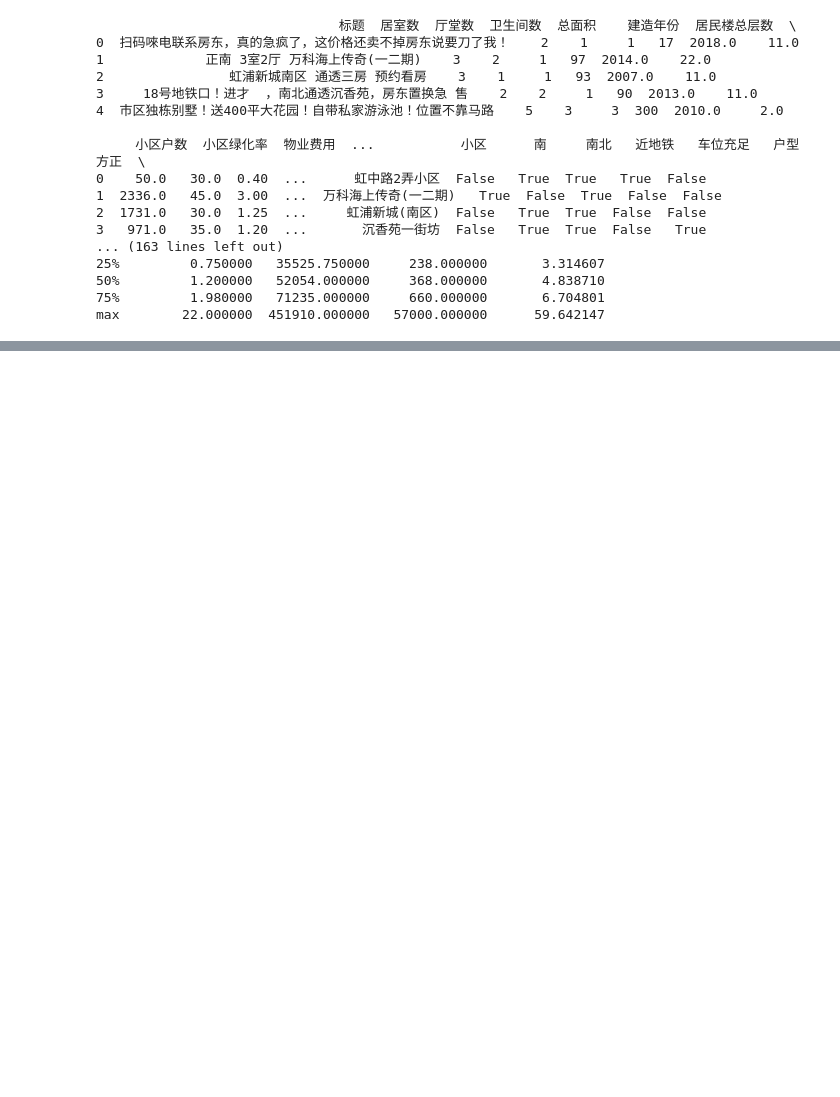
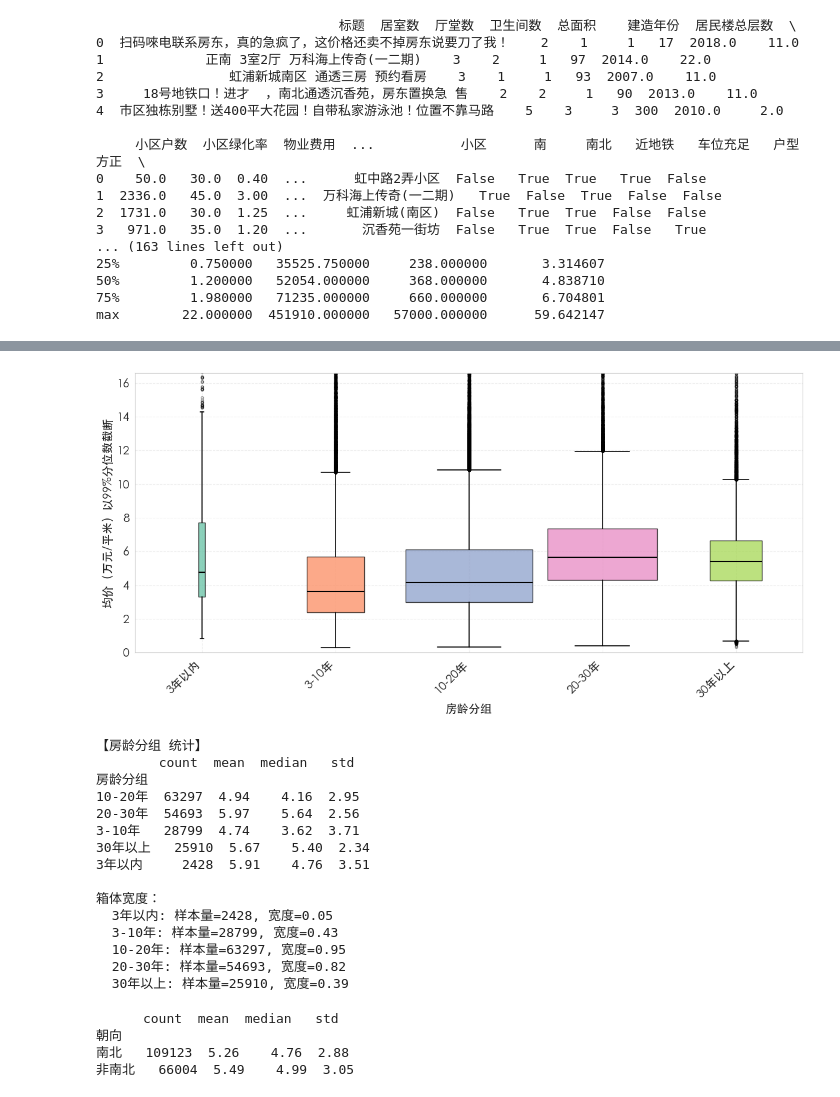
Before and after one commit to jiangwen9477/shanghai-house-price-research, a Jupyter notebook: code.ipynb, the cells around one changed output, grey strips where cells are left out. Drawn from its saved outputs; the diff is of its cells as text; code cells hidden in the pictures; blank space fills up the shorter version.

```diff
--- a/code.ipynb
+++ b/code.ipynb
@@ -111,0 +199,12 @@ Passing `palette` without assigning `hue` is deprecated and will be removed in v
+# %%
+df['房龄分组'] = df['建造年份'].apply(
+    lambda x:
+    '未知' if (2026 - x) < 0 else
+    '3年以内' if (2026 - x) <= 3 else
+    '3-10年' if (2026- x) <= 10 else
+    '10-20年' if (2026 - x) <= 20 else
+    '20-30年' if (2026 - x) <= 30 else
+    '30年以上'
+)
+stats = df.groupby('房龄分组')['均价'].agg(['count', 'mean', 'median', 'std']).round(2)
+print(stats)
@@ -111,0 +219,32 @@ Passing `palette` without assigning `hue` is deprecated and will be removed in v
+# %%
+plot_boxplot_single(df, '房龄分组',order=['3年以内', '3-10年', '10-20年','20-30年', '30年以上'])
+# %% [output]
+[figure, added]
+【房龄分组 统计】
+        count  mean  median   std
+房龄分组
+10-20年  63297  4.94    4.16  2.95
+20-30年  54693  5.97    5.64  2.56
+3-10年   28799  4.74    3.62  3.71
+30年以上   25910  5.67    5.40  2.34
+3年以内     2428  5.91    4.76  3.51
+
+箱体宽度：
+  3年以内: 样本量=2428, 宽度=0.05
+  3-10年: 样本量=28799, 宽度=0.43
+  10-20年: 样本量=63297, 宽度=0.95
+  20-30年: 样本量=54693, 宽度=0.82
+  30年以上: 样本量=25910, 宽度=0.39
+# %%
+df['朝向'] = df['南北'].apply(
+    lambda x:
+    '南北' if x == True else
+    '非南北'
+)
+stats = df.groupby('朝向')['均价'].agg(['count', 'mean', 'median', 'std']).round(2)
+print(stats)
+# %% [output]
+      count  mean  median   std
+朝向
+南北   109123  5.26    4.76  2.88
+非南北   66004  5.49    4.99  3.05
```
Also changed, not shown: parts of 39 cells of this notebook, 26 other files.
